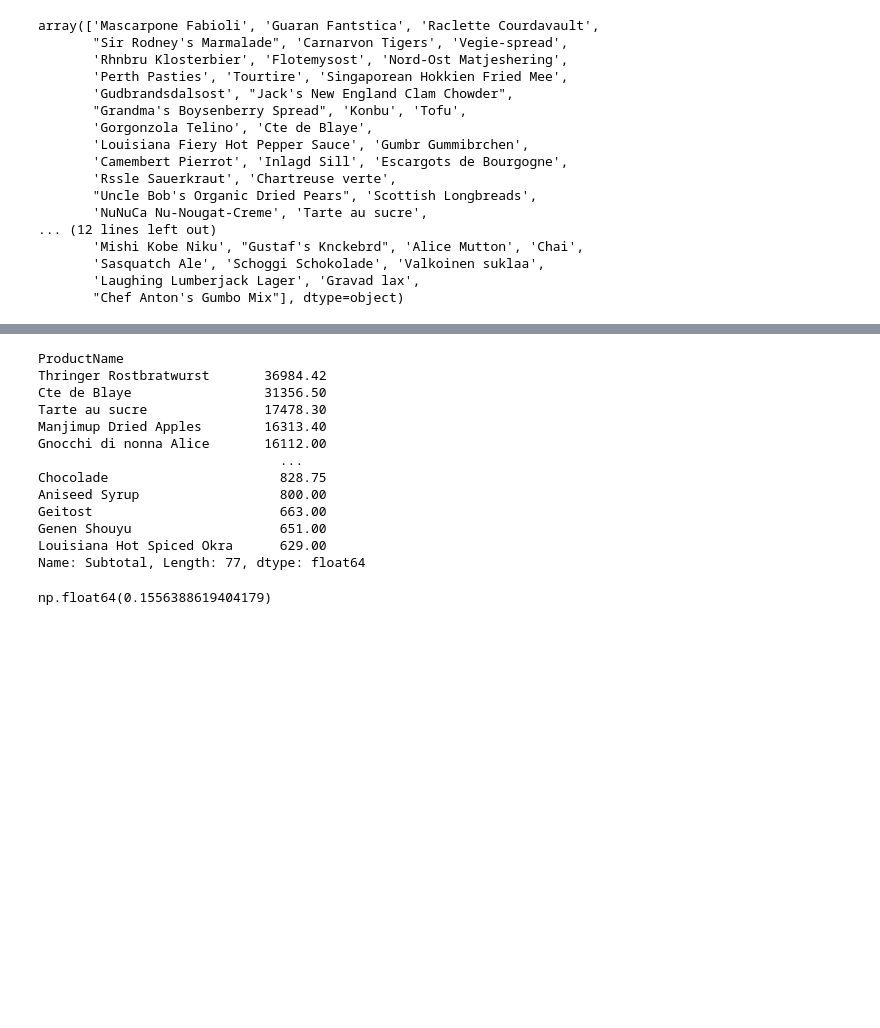
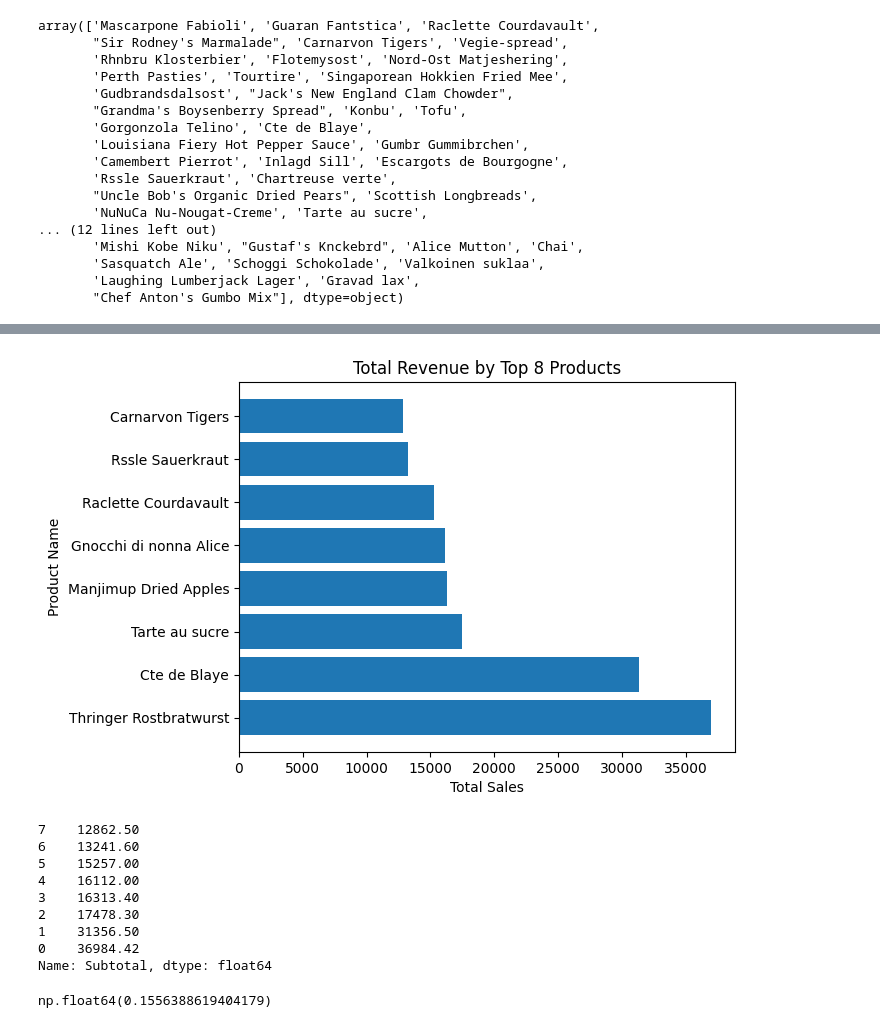
Before and after one commit to jdridges/Capstone_2, a Jupyter notebook: Transactional Analysis.ipynb, the cells around one changed output, grey strips where cells are left out. Cells and saved outputs as stored; diff of their text form; code cells hidden in the pictures; blank space fills up the shorter version.

```diff
--- a/Transactional Analysis.ipynb
+++ b/Transactional Analysis.ipynb
@@ -163,19 +159,24 @@ df_top_selling_item
+# %%
+df_top_selling_item = df_top_selling_item.reset_index()
+plt.title('Total Revenue by Top 8 Products')
+plt.xlabel('Total Sales')
+plt.ylabel('Product Name')
+plt.barh(df_top_selling_item['ProductName'], df_top_selling_item['Subtotal'])
+plt.show()
+# %% [output]
+[figure, added]
 # %%
-df_top_selling_item['Subtotal'].sort_values(ascending = False)
+df_top_selling_item['Subtotal'].sort_values()
 # %% [output]
-ProductName
-Thringer Rostbratwurst       36984.42
-Cte de Blaye                 31356.50
-Tarte au sucre               17478.30
-Manjimup Dried Apples        16313.40
-Gnocchi di nonna Alice       16112.00
-                               ...
-Chocolade                      828.75
-Aniseed Syrup                  800.00
-Geitost                        663.00
-Genen Shouyu                   651.00
-Louisiana Hot Spiced Okra      629.00
-Name: Subtotal, Length: 77, dtype: float64
+7    12862.50
+6    13241.60
+5    15257.00
+4    16112.00
+3    16313.40
+2    17478.30
+1    31356.50
+0    36984.42
+Name: Subtotal, dtype: float64
 # %%
 (36984.42 + 31356.50) / total_sales
 # %% [output]
```
Also changed, not shown: parts of 5 cells of this notebook, 1 other file.
